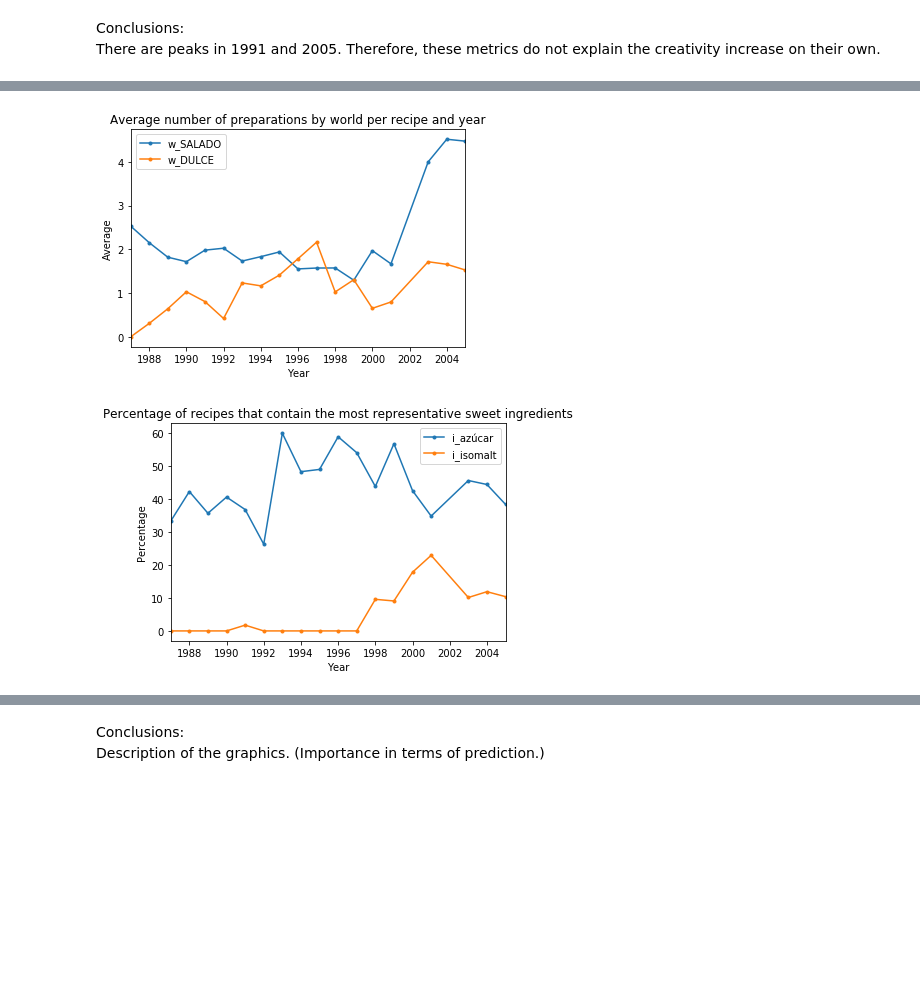
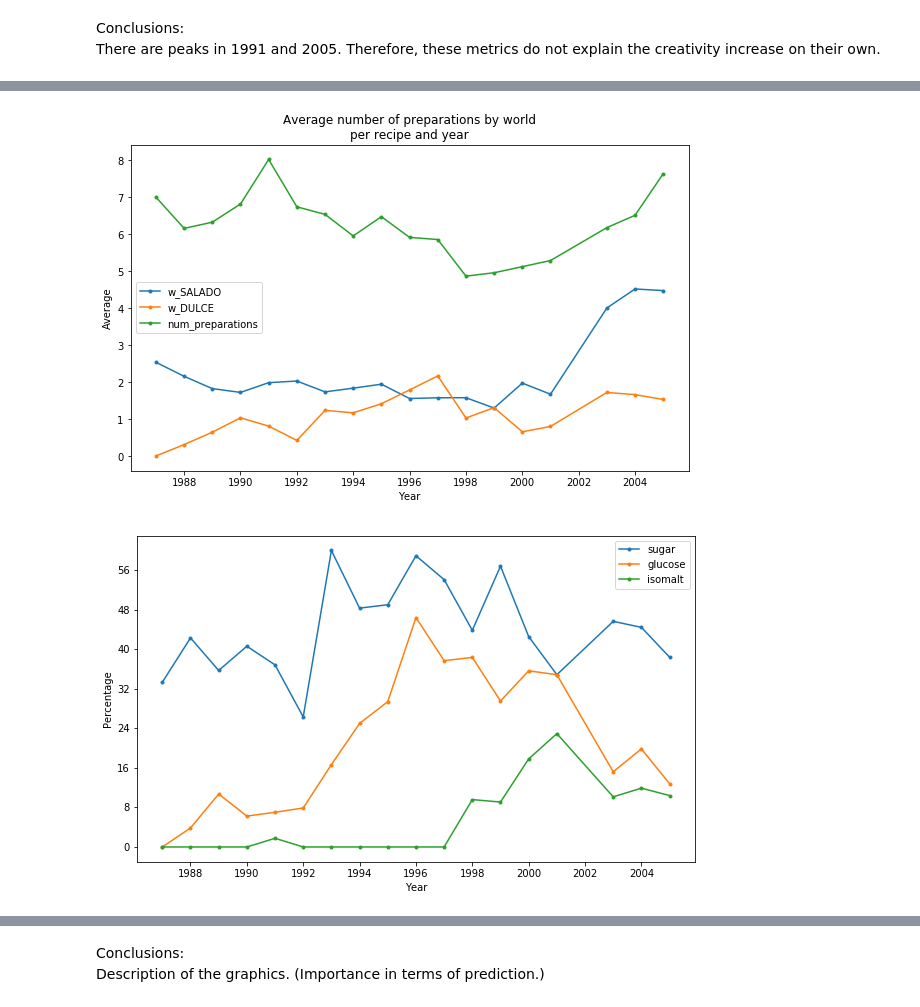
Before and after one commit to mavillard/paper1, a Jupyter notebook: 12_elbulli_visualizations_1.ipynb, the cells around one changed output, grey strips where cells are left out. Cells and saved outputs as stored; diff of their text form; code cells hidden in the pictures; blank space fills up the shorter version.

```diff
--- a/12_elbulli_visualizations_1.ipynb
+++ b/12_elbulli_visualizations_1.ipynb
@@ -8,6 +8,9 @@ from matplotlib.ticker import MaxNLocator
 import api
 # %%
 %matplotlib inline
+# %%
+FIGSIZE = (6, 4)
+FIGSIZE=(10,6)
 # %%
 cd = {
     'b': '#1f77b4',
@@ -124,2 +216,2 @@ worlds_cols = [
 # %%
-mean_worlds_by_year_df = mean_by_year_df[worlds_cols]
+mean_worlds_by_year_df = mean_by_year_df[worlds_cols+['num_preparations']]
@@ -126,13 +260,15 @@ mean_worlds_by_year_df = mean_by_year_df[worlds_cols]
 # %%
 ax = mean_worlds_by_year_df.plot(
-    figsize=(6, 4),
-    title = 'Average number of preparations by world per recipe and year',
+    figsize=FIGSIZE,
+    title = 'Average number of preparations by world\nper recipe and year',
     marker='.',
 )
 ax.set_xlabel('Year')
 ax.set_ylabel('Average');
+ax.xaxis.set_major_locator(MaxNLocator(integer=True));
+ax.yaxis.set_major_locator(MaxNLocator(integer=True));
 # %% [output]
-[figure, old version]
+[figure, new version]
 # %%
 top_sweet_ingredients = [
     'i_azúcar',
@@ -142,14 +279,18 @@ top_sweet_ingredients = [
 mean_top_sweet_ingredients_by_year_df = mean_by_year_df[top_sweet_ingredients] * 100
 # %%
 ax = mean_top_sweet_ingredients_by_year_df.plot(
-    figsize=(6, 4),
-    title = 'Percentage of recipes that contain the most representative sweet ingredients',
+    figsize=FIGSIZE,
+#     title = 'Percentage of recipes containing the top sweet ingredients by year',
     marker='.',
 )
+handles, labels = ax.get_legend_handles_labels()
+ax.legend(handles, ['sugar', 'glucose', 'isomalt'])
 ax.set_xlabel('Year')
 ax.set_ylabel('Percentage');
+ax.xaxis.set_major_locator(MaxNLocator(integer=True));
+ax.yaxis.set_major_locator(MaxNLocator(integer=True));
 # %% [output]
-[figure, old version]
+[figure, new version]
 # %%
 top_savory_ingredients = [
     'i_sal',
```
Also changed, not shown: parts of 29 cells of this notebook, 3 other files.
